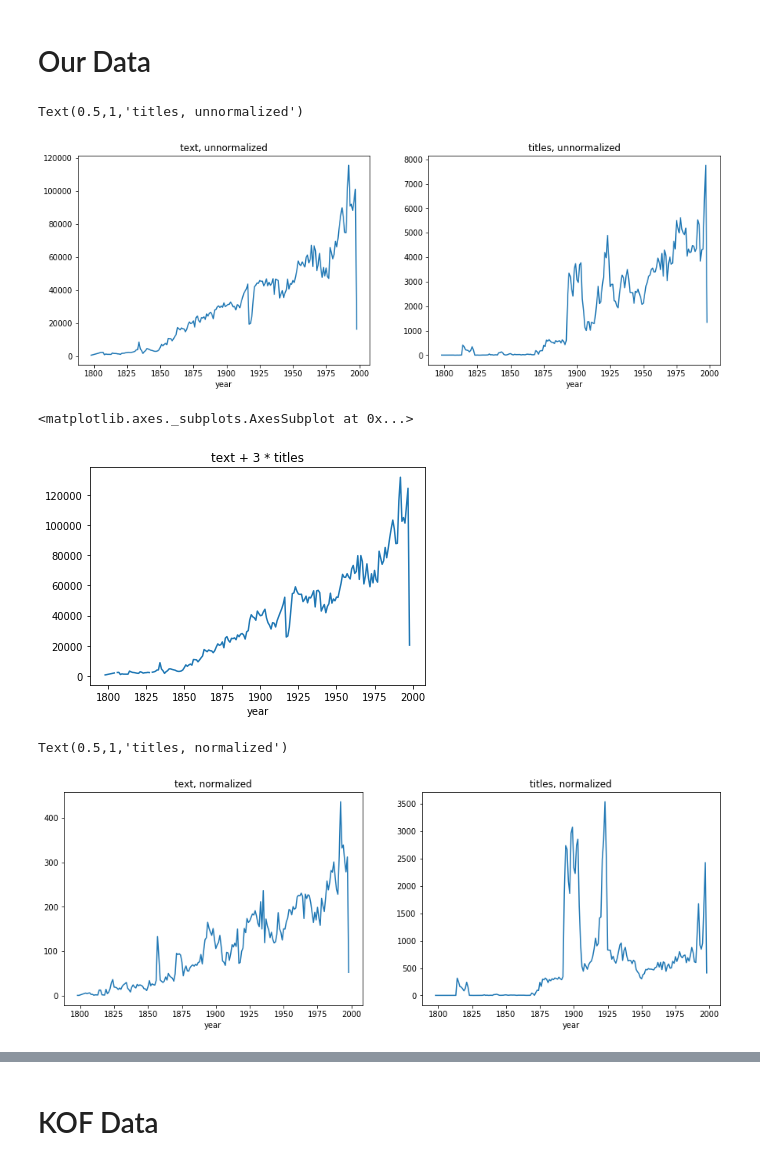
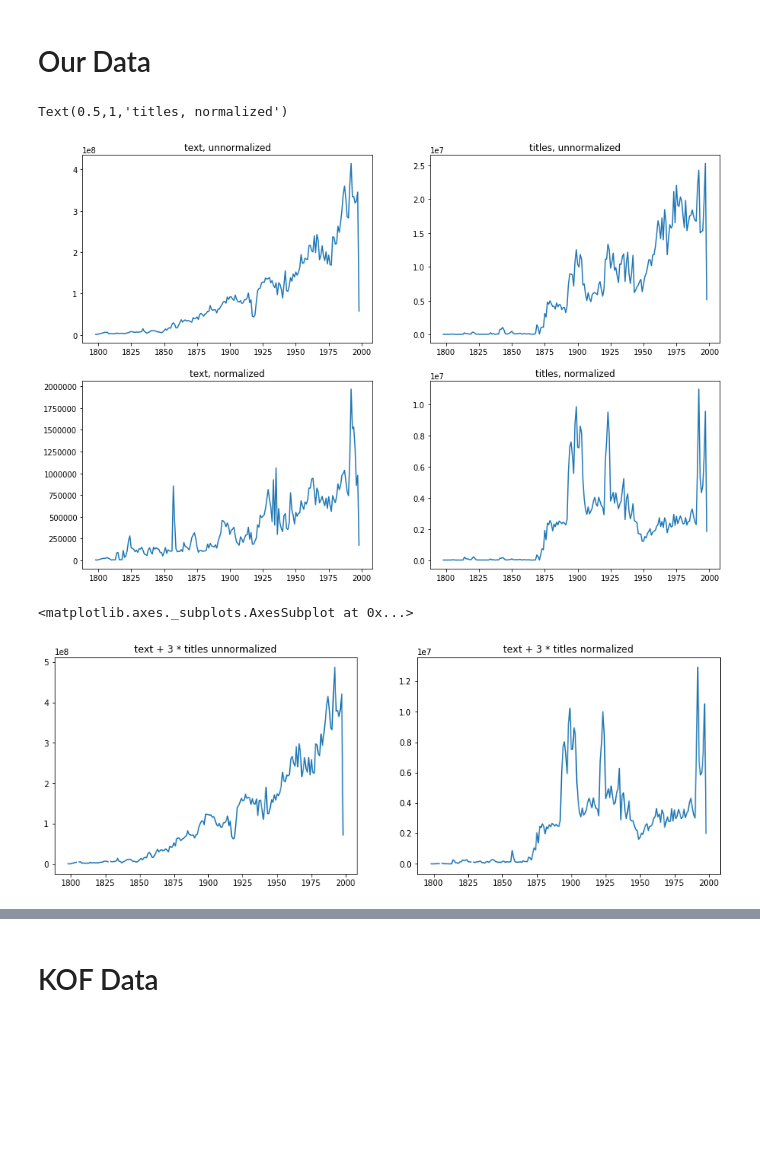
Before and after one commit to Amaumaury/shs-project, a Jupyter notebook: index_from_counts/IndexFromCSV.ipynb, the cells around one changed output, grey strips where cells are left out. Saved outputs shown, nothing was run; the diff lists cells and outputs as text; code cells hidden in the pictures; blank space fills up the shorter version.

Commit message:
Introduce distance dataset and add more plots

```diff
--- a/index_from_counts/IndexFromCSV.ipynb
+++ b/index_from_counts/IndexFromCSV.ipynb
@@ -5,44 +53,51 @@ import matplotlib.pyplot as plt
 # %% [markdown]
 # Our Data
-# %%
-def by_year_summed(name):
-    """
-    Reads a csv file and sums by year.
-    The argument is the filename
-
-    Returns a pandas.Series containing the index
-    """
-    basic = pd.read_csv(name)
-    basic['sum'] = basic.iloc[:, 2:].sum(axis=1)
-    basic = basic[['month', 'year', 'sum']]
-    yearly = basic[['year', 'sum']].groupby('year').sum()
-    yearly.columns = ['our index']
-    return yearly['our index']
+# %%
+def by_year_summed(filename, dist=True, ratio=False):
+    """
+    Returns a pandas.Series containing the index
+    """
+    df = pd.read_csv(filename)                # read file
+    ch = df['Suisse'] + 1                     # avoid dividing by 0
+    df = df[df.columns.difference(['Suisse'])]# Remove Switzerland from dataset
+
+    df = df[df.columns.difference(['month'])] # Remove month column
+    df = df.groupby('year').sum()             # sum by year
+
+    if ratio:
+        df = df.multiply(1/ch, axis=0)        # compute ratio over Switzerland
+    if dist:
+        df = weight_by_dist(df)               # Multiply by distance factor
+
+    df['sum'] = df.sum(axis=1)                # Sum all countries
+    df = df[['sum']]                          # Consider only score
+    df.columns = ['our index']                # rename column
+    return df['our index']
 # %%
-fig, (ax1, ax2) = plt.subplots(nrows=1, ncols=2, figsize=(15,5))
+fig, ((ax1, ax2), (ax3, ax4)) = plt.subplots(nrows=2, ncols=2, figsize=(15,10))
 text_unnorm = by_year_summed('countries-text.csv')
 titles_unnorm = by_year_summed('countries-titles.csv')
 text_unnorm.plot(ax=ax1)
 ax1.set_title('text, unnormalized')
 titles_unnorm.plot(ax=ax2)
 ax2.set_title('titles, unnormalized')
+
+text_norm = by_year_summed('countries-text-normalized.csv')
+titles_norm = by_year_summed('countries-titles-normalized.csv')
+text_norm.plot(ax=ax3)
+ax3.set_title('text, normalized')
+titles_norm.plot(ax=ax4)
+ax4.set_title('titles, normalized')
 # %% [output]
-Text(0.5,1,'titles, unnormalized')
+Text(0.5,1,'titles, normalized')
-[figure, old version]
+[figure, new version]
-# %%
-text_3titles_unnormalized = (text_unnorm + 3*titles_unnorm)
-text_3titles_unnormalized.plot(title='text + 3 * titles')
-# %% [output]
-<matplotlib.axes._subplots.AxesSubplot at 0x...>
-[figure, removed]
 # %%
-fig, (ax1, ax2) = plt.subplots(nrows=1, ncols=2, figsize=(15,5))
-text_norm = by_year_summed('countries-text-normalized.csv')
-titles_norm = by_year_summed('countries-titles-normalized.csv')
-text_norm.plot(ax=ax1)
-ax1.set_title('text, normalized')
-titles_norm.plot(ax=ax2)
-ax2.set_title('titles, normalized')
+fig, (ax1, ax2) = plt.subplots(nrows=1, ncols=2, figsize=(15, 5))
+text_3titles_unnormalized = (text_unnorm + 3*titles_unnorm)
+text_3titles_unnormalized.plot(title='text + 3 * titles unnormalized', ax=ax1)
+
+text_3titles_normalized = (text_norm + titles_norm)
+text_3titles_normalized.plot(title='text + 3 * titles normalized', ax=ax2)
 # %% [output]
-Text(0.5,1,'titles, normalized')
+<matplotlib.axes._subplots.AxesSubplot at 0x...>
-[figure, old version]
+[figure, new version]
```
Also changed, not shown: parts of 18 cells of this notebook.
